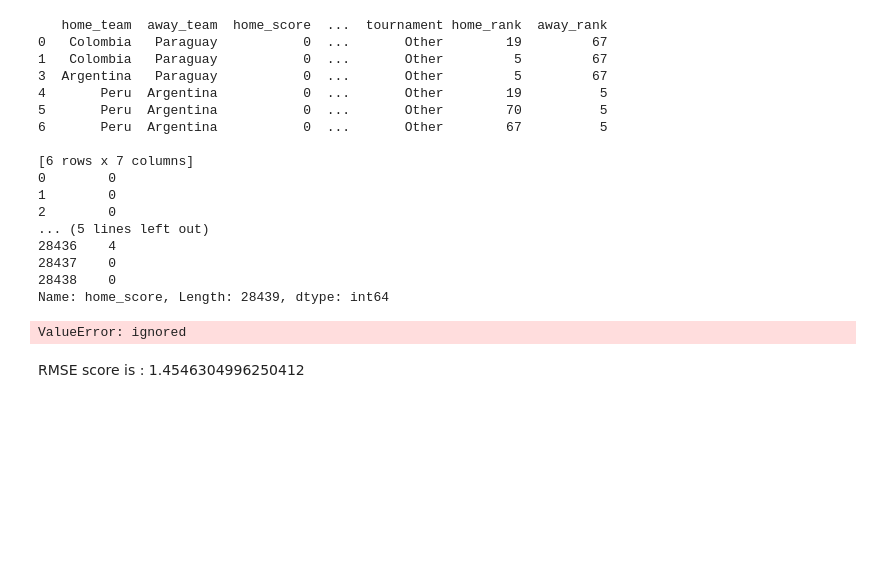
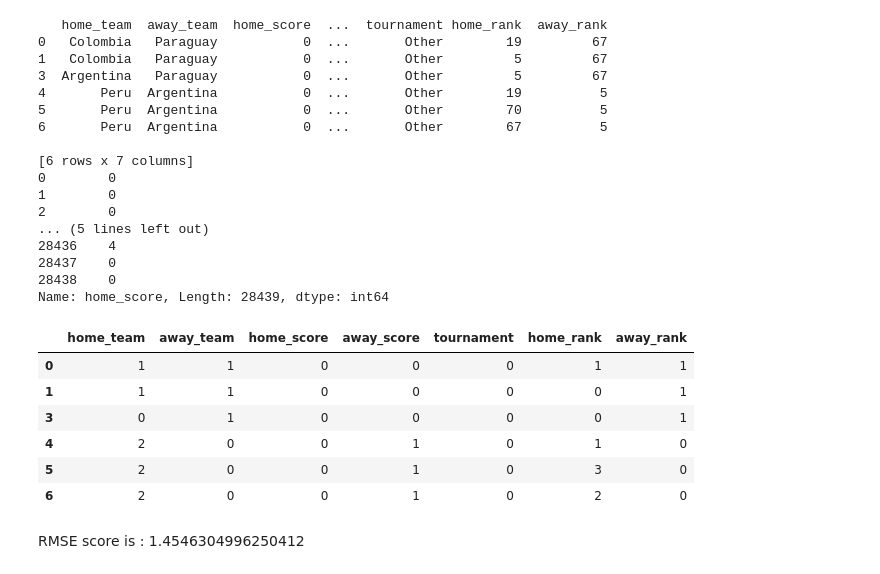
Before and after one commit to WinnieAnyoso/Football_prediction, a Jupyter notebook: Moringa_Data_Science_Core_W6_Independent_Project_2020_07_Winnie_Anyoso_Python.ipynb, the cells around one changed output. Cells and saved outputs as stored; diff of their text form; code cells hidden in the pictures; blank space fills up the shorter version.

```diff
--- a/Moringa_Data_Science_Core_W6_Independent_Project_2020_07_Winnie_Anyoso_Python.ipynb
+++ b/Moringa_Data_Science_Core_W6_Independent_Project_2020_07_Winnie_Anyoso_Python.ipynb
@@ -700,9 +700,9 @@ VIF
 # Start building the model
 # Predict how many goals the home team scores. Therefore home_score is the dependent variable
 # Compute RMSE
-a = fifa_mult.iloc[[0, 1, 3, 4, 5, 6]] # data must be one-dimensional for it to work
+x = fifa_mult.iloc[[0, 1, 3, 4, 5, 6]] # data must be one-dimensional
 y = fifa_mult.home_score
-print(a)
+print(x)
 print(y)
 # %% [output]
    home_team  away_team  home_score  ...  tournament home_rank  away_rank
@@ -725,37 +725,25 @@ Name: home_score, Length: 28439, dtype: int64
 # %%
 from sklearn.model_selection import train_test_split
 from sklearn.preprocessing import PolynomialFeatures
 from sklearn.preprocessing import StandardScaler
 from sklearn.linear_model import LinearRegression
 from sklearn import metrics
 import sklearn as sk
 from sklearn import preprocessing
 from sklearn.preprocessing import OrdinalEncoder
 e = sk.preprocessing.LabelEncoder
 le = preprocessing.LabelEncoder()
 # assigning the transformed dataframe to 'a'
-X = a.apply(e().fit_transform)
-X
-# Splitting the dataset into training and testing sets
-X_train, X_test, y_train, y_test = train_test_split(X, y, test_size = 0.25)
-
-
-# Fitting the polynomial features to the X_train and X_test
-poly_features = PolynomialFeatures(degree = 5)
-X_train = poly_features.fit_transform(X_train)
-X_test = poly_features.fit_transform(X_test)
-
-# Training the model
-regressor = LinearRegression()
-regressor.fit(X_train, y_train)
-
-# Making predictions
-y_pred = regressor.predict(X_test)
-
-# Measuring the accuracy of the model
-print('RMSE score is :', np.sqrt(metrics.mean_squared_error(y_test, y_pred)))
+x = a.apply(e().fit_transform)
+x
 # %% [output]
-ValueError: ignored
+|  | home_team | away_team | home_score | away_score | tournament | home_rank | away_rank |
+| 0 | 1 | 1 | 0 | 0 | 0 | 1 | 1 |
+| 1 | 1 | 1 | 0 | 0 | 0 | 0 | 1 |
+| 3 | 0 | 1 | 0 | 0 | 0 | 0 | 1 |
+| 4 | 2 | 0 | 0 | 1 | 0 | 1 | 0 |
+| 5 | 2 | 0 | 0 | 1 | 0 | 3 | 0 |
+| 6 | 2 | 0 | 0 | 1 | 0 | 2 | 0 |
 # %%
 # Splitting the dataset into training and testing sets
 X_train, X_test, y_train, y_test = train_test_split(X, y, test_size = 0.25, random_state = 0)
```
Also changed, not shown: parts of 2 cells of this notebook.
